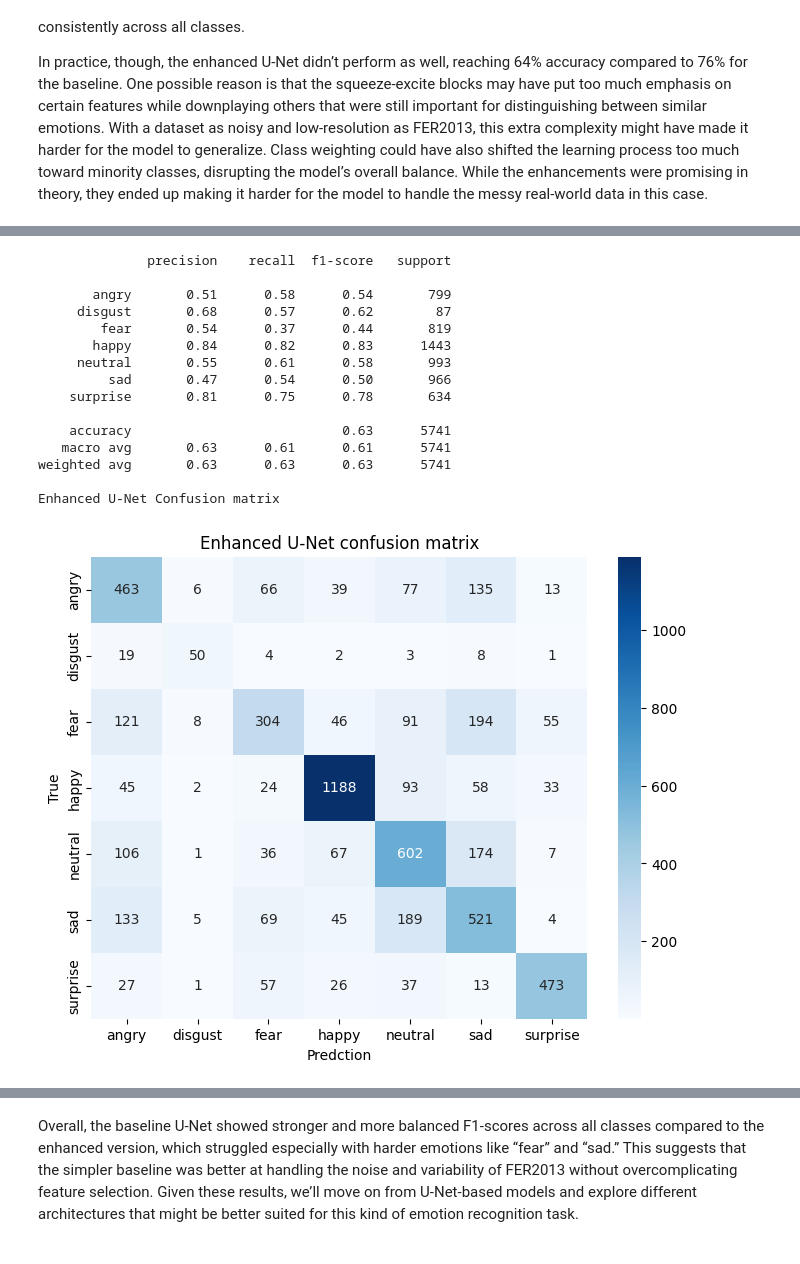
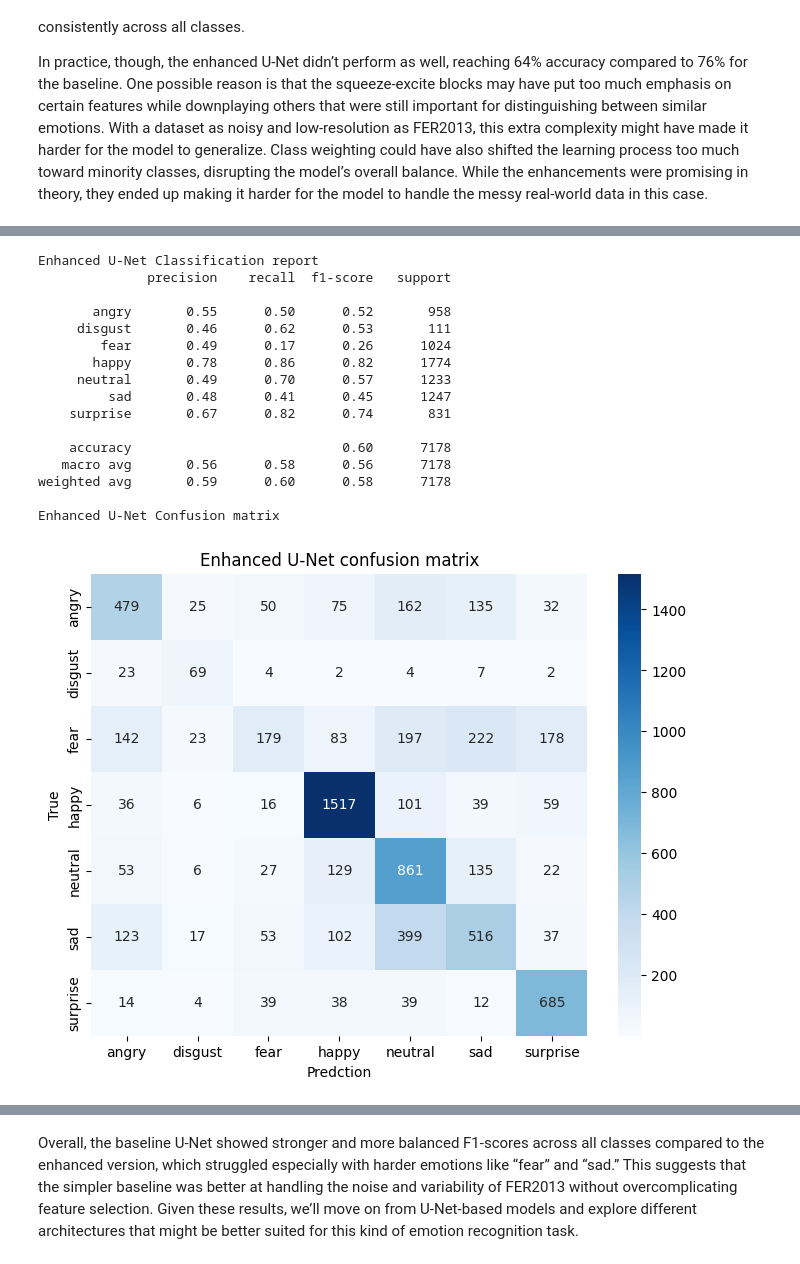
Before and after one commit to kayleeisokay/cs109b-final-project, a Jupyter notebook: MS5.ipynb, the cells around one changed output, grey strips where cells are left out. Saved outputs shown, nothing was run; the diff lists cells and outputs as text; code cells hidden in the pictures.

```diff
--- a/MS5.ipynb
+++ b/MS5.ipynb
@@ -516,7 +575,7 @@ traingen = train_datagen.flow_from_directory(
     DATA_DIR + "/train",
     target_size=target_size,
     batch_size=batch_size,
-    class_mode="sparse",
+    class_mode="categorical",
     color_mode="grayscale",
 )
 
@@ -524,7 +583,7 @@ valgen = val_test_datagen.flow_from_directory(
     DATA_DIR + "/validation",
     target_size=target_size,
     batch_size=batch_size,
-    class_mode="sparse",
+    class_mode="categorical",
     color_mode="grayscale",
 )
 
@@ -533,7 +592,7 @@ testgen = val_test_datagen.flow_from_directory(
     target_size=target_size,
     batch_size=batch_size,
     shuffle=False,
-    class_mode="sparse",
+    class_mode="categorical",
     color_mode="grayscale",
 )
 # %% [output]
@@ -915,6 +973,14 @@ baseline_val_datagen = image_dataset_from_directory(
     color_mode="grayscale",
 )
 
+baseline_test_datagen = image_dataset_from_directory(
+    DATA_DIR + "/test",
+    image_size=target_size,
+    batch_size=batch_size,
+    label_mode="categorical",
+    color_mode="grayscale",
+)
+
 
 def minmax_norm(x, y):
     return x / 255.0, y
@@ -927,4 +993,8 @@ train_norm = baseline_train_datagen.map(
 val_norm = baseline_val_datagen.map(
     minmax_norm, num_parallel_calls=tf.data.AUTOTUNE
 ).prefetch(buffer_size=tf.data.AUTOTUNE)
+
+test_norm = baseline_test_datagen.map(
+    minmax_norm, num_parallel_calls=tf.data.AUTOTUNE
+).prefetch(buffer_size=tf.data.AUTOTUNE)
 # %% [output]
@@ -1266,5 +1290,0 @@ from sklearn.metrics import classification_report, confusion_matrix
-# %%
-unet_model = tf.keras.models.load_model("models/unet_attention_fer_model.keras")
-
-with open("model_history/unet_history.pkl", "rb") as f:
-    unet_history = pickle.load(f)
@@ -1290,7 +1312,7 @@ def plot_conf_matrix(cm, title, class_labels):
 # confusion matrix return true positive, true negative, false positive, false negative
 
 
-def evaluate_model(model, dataset, model_name="model"):
+def evaluate_model(model, dataset, model_name="model", class_labels=class_labels):
     y_true = []
     y_pred = []
 
@@ -1300,7 +1322,7 @@ def evaluate_model(model, dataset, model_name="model"):
         y_pred.extend(np.argmax(preds, axis=1))
 
     target_names = list(class_labels.values())
-
+    print(f"{model_name} Classification report")
     print(classification_report(y_true, y_pred, target_names=target_names))
 
     print(f"{model_name} Confusion matrix")
@@ -1651,25 +1652,24 @@ plot_accuracy(
 # %%
 y_true_unet_enh, y_pred_unet_enh, cm_unet_enh = evaluate_model(
-    enhanced_model, val_norm, "Enhanced U-Net"
+    enhanced_model, test_norm, "Enhanced U-Net"
 )
 
-# y_true_unet, y_pred_unet, cm_unet_enh = evaluate_model(enhanced_model, val_norm, "U-Net")
-
 plot_conf_matrix(cm_unet_enh, "Enhanced U-Net confusion matrix", class_labels.values())
 # %% [output]
+Enhanced U-Net Classification report
               precision    recall  f1-score   support
 
-       angry       0.51      0.58      0.54       799
-     disgust       0.68      0.57      0.62        87
-        fear       0.54      0.37      0.44       819
-       happy       0.84      0.82      0.83      1443
-     neutral       0.55      0.61      0.58       993
-         sad       0.47      0.54      0.50       966
-    surprise       0.81      0.75      0.78       634
+       angry       0.55      0.50      0.52       958
+     disgust       0.46      0.62      0.53       111
+        fear       0.49      0.17      0.26      1024
+       happy       0.78      0.86      0.82      1774
+     neutral       0.49      0.70      0.57      1233
+         sad       0.48      0.41      0.45      1247
+    surprise       0.67      0.82      0.74       831
 
-    accuracy                           0.63      5741
-   macro avg       0.63      0.61      0.61      5741
-weighted avg       0.63      0.63      0.63      5741
+    accuracy                           0.60      7178
+   macro avg       0.56      0.58      0.56      7178
+weighted avg       0.59      0.60      0.58      7178
 
 Enhanced U-Net Confusion matrix
-[figure, old version]
+[figure, new version]
```
Also changed, not shown: parts of 74 cells of this notebook, 2 other files.
